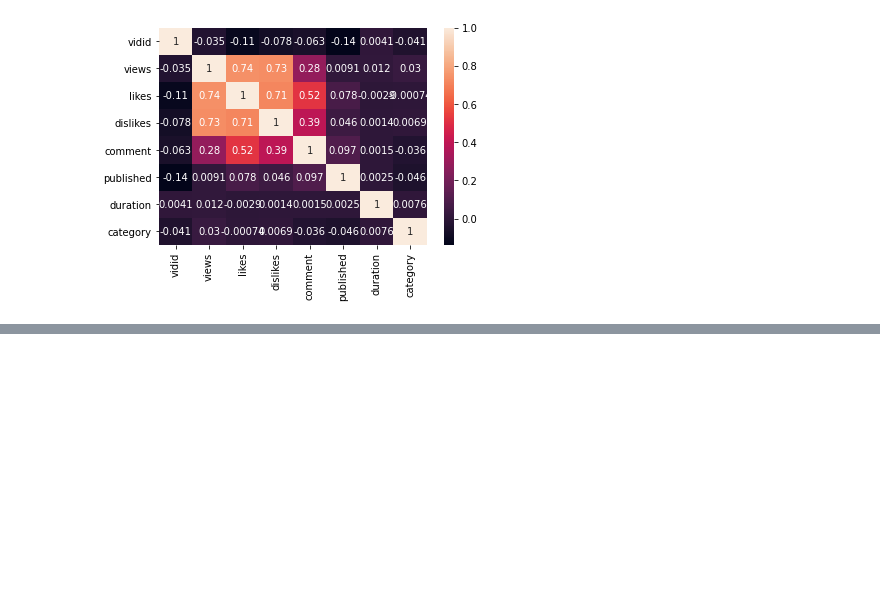
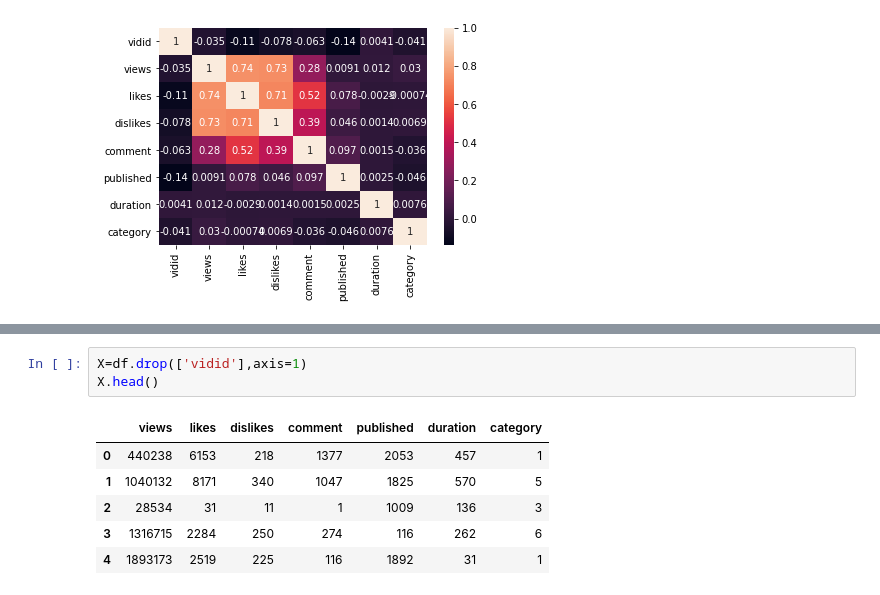
Before and after one commit to imveeru/ml-intern-assignment, a Jupyter notebook: youtubeAdView Test Prediction.ipynb, the cells around one changed output, grey strips where cells are left out. Saved outputs shown, nothing was run; the diff lists cells and outputs as text; blank space fills up the shorter version.

```diff
--- a/youtubeAdView Test Prediction.ipynb
+++ b/youtubeAdView Test Prediction.ipynb
@@ -176,0 +194,10 @@ sns.heatmap(corr,mask=np.zeros_like(corr,dtype=np.bool),annot=True)
+# %%
+X=df.drop(['vidid'],axis=1)
+X.head()
+# %% [output]
+|  | views | likes | dislikes | comment | published | duration | category |
+| 0 | 440238 | 6153 | 218 | 1377 | 2053 | 457 | 1 |
+| 1 | 1040132 | 8171 | 340 | 1047 | 1825 | 570 | 5 |
+| 2 | 28534 | 31 | 11 | 1 | 1009 | 136 | 3 |
+| 3 | 1316715 | 2284 | 250 | 274 | 116 | 262 | 6 |
+| 4 | 1893173 | 2519 | 225 | 116 | 1892 | 31 | 1 |
```
Also changed, not shown: parts of 2 cells of this notebook.
